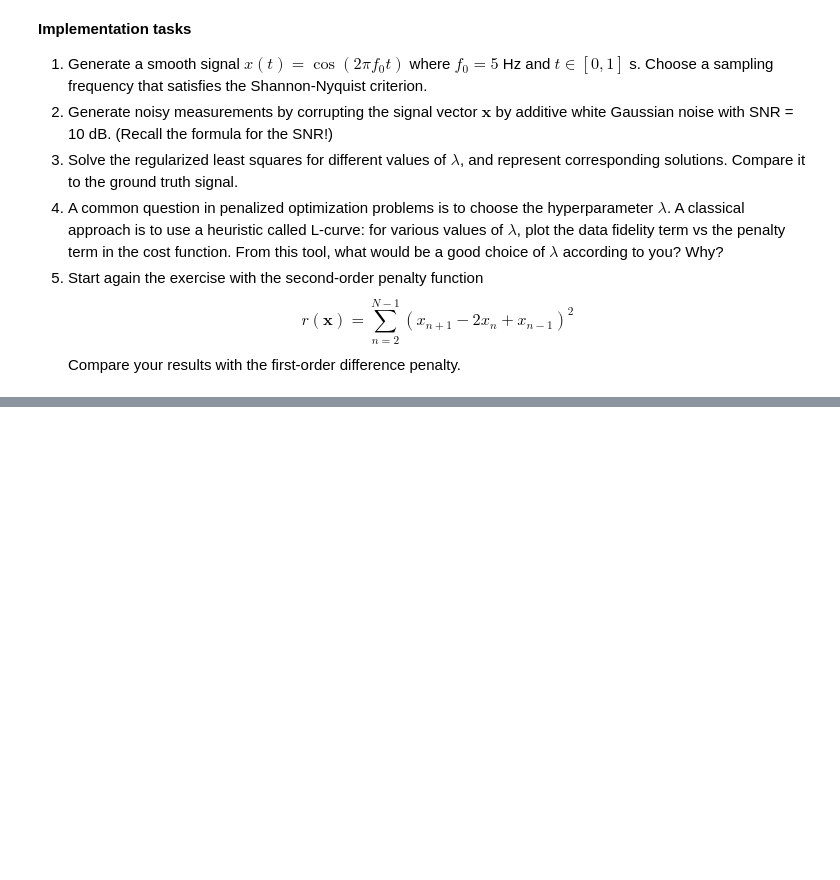
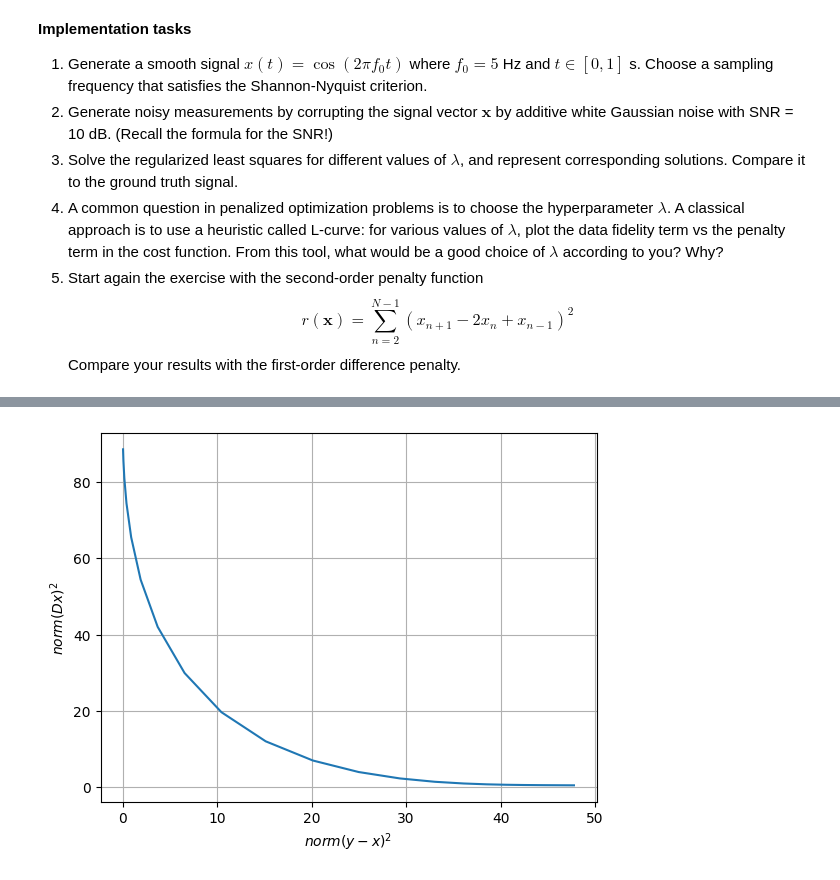
Before and after one commit to Yassine913/Info, a Jupyter notebook: notebooks/TP1.ipynb, the cells around one changed output, grey strips where cells are left out. Saved outputs shown, nothing was run; the diff lists cells and outputs as text; code cells hidden in the pictures; blank space fills up the shorter version.

```diff
--- a/notebooks/TP1.ipynb
+++ b/notebooks/TP1.ipynb
@@ -153,0 +193,17 @@ Compare your results with the first-order difference penalty.
+# %%
+# question 4:
+#data fidelity term means the term norm(y-x)**2 and the penalty term means the term contaning lambda .
+lams=np.logspace(-2,2,20)
+fid_term=np.zeros(len(lams))
+pen_term=np.zeros(len(lams))
+for i in range(len(lams)):
+  x1=np.linalg.inv(matrix(lams[i],D,N))@y
+  fid_term[i]=np.linalg.norm(x1-y)**2
+  pen_term[i]=np.linalg.norm(D@x1)**2
+plt.plot(fid_term,pen_term)
+plt.xlabel('$norm(y-x)^2$')
+plt.ylabel('$norm(Dx)^2$')
+plt.grid()
+#lambda=10 semble correcte
+# %% [output]
+[figure, added]
```
Also changed, not shown: parts of 9 cells of this notebook.
